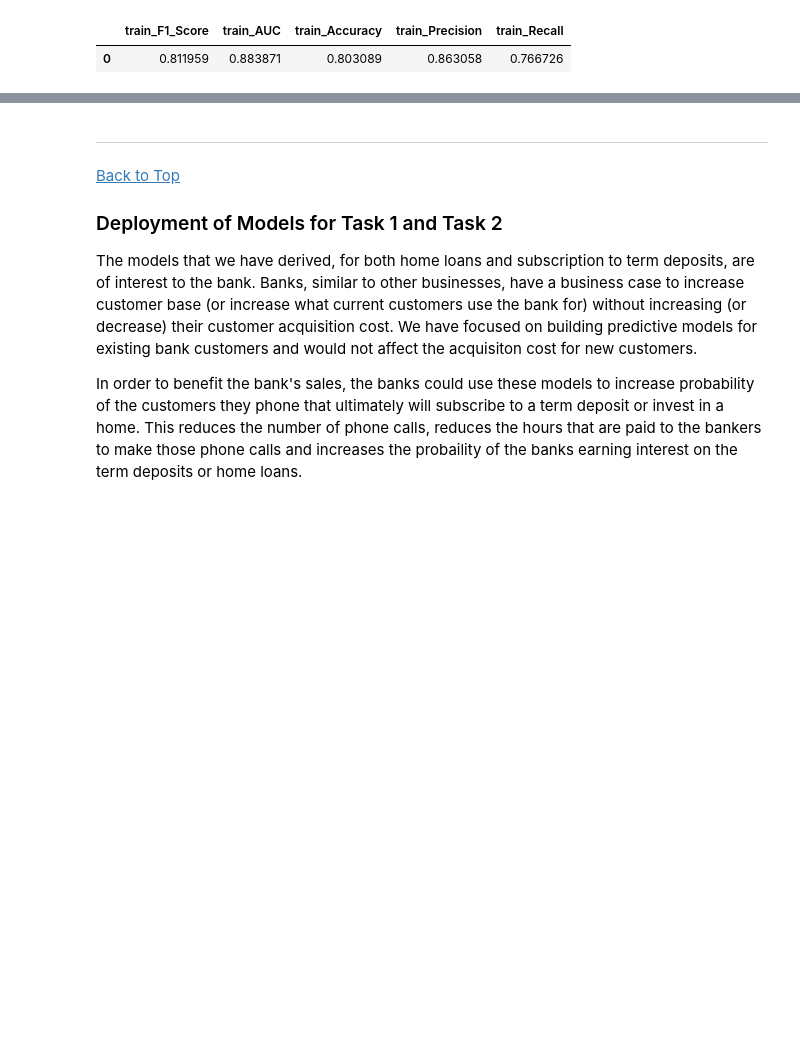
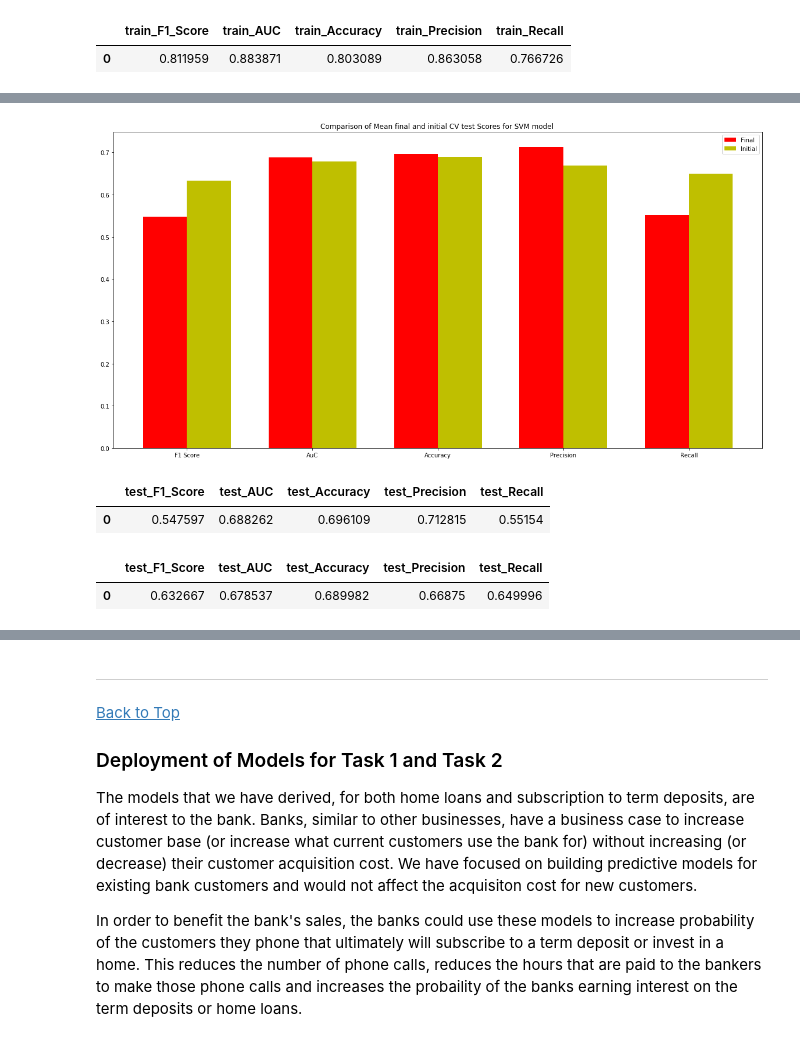
Before and after one commit to nhendersonkuns/awesomedataminers, a Jupyter notebook: Lab2_housing_models_final.ipynb, the cells around one changed output, grey strips where cells are left out. Saved outputs shown, nothing was run; the diff lists cells and outputs as text; code cells hidden in the pictures; blank space fills up the shorter version.

```diff
--- a/Lab2_housing_models_final.ipynb
+++ b/Lab2_housing_models_final.ipynb
@@ -2325,0 +2797,29 @@ The metrics are
+# %%
+N = 5
+
+fig, ax = plt.subplots(figsize=(20,10))
+
+ind = np.arange(N)    # the x locations for the groups
+width = 0.35         # the width of the bars
+p1 = ax.bar(ind, p2lrBestFitModelCVTestResults.mean(), width, color='r', bottom=0)
+
+
+p2 = ax.bar(ind + width, p2lrInitialModelCVTestResults.mean(), width, color='y', bottom=0)
+
+ax.set_title('Comparison of Mean final and initial CV test Scores for SVM model ')
+ax.set_xticks(ind + width / 2)
+ax.set_xticklabels(('F1 Score', 'AuC', 'Accuracy', 'Precision', 'Recall'))
+
+ax.legend((p1[0], p2[0]), ('Final', 'Initial'))
+ax.autoscale_view()
+
+plt.show()
+
+display(pd.DataFrame(p2lrBestFitModelCVTestResults.mean()).T)
+display(pd.DataFrame(p2lrInitialModelCVTestResults.mean()).T)
+# %% [output]
+[figure, added]
+|  | test_F1_Score | test_AUC | test_Accuracy | test_Precision | test_Recall |
+| 0 | 0.547597 | 0.688262 | 0.696109 | 0.712815 | 0.55154 |
+|  | test_F1_Score | test_AUC | test_Accuracy | test_Precision | test_Recall |
+| 0 | 0.632667 | 0.678537 | 0.689982 | 0.66875 | 0.649996 |
```
Also changed, not shown: parts of 36 cells of this notebook.
